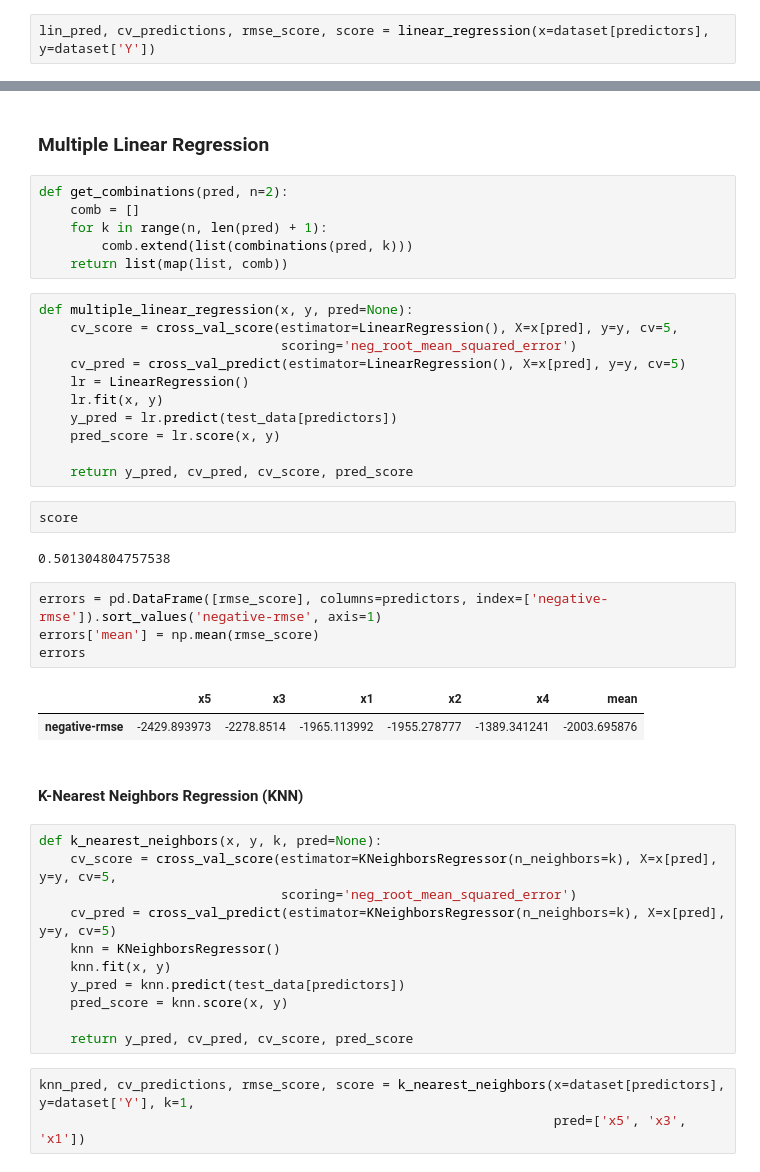
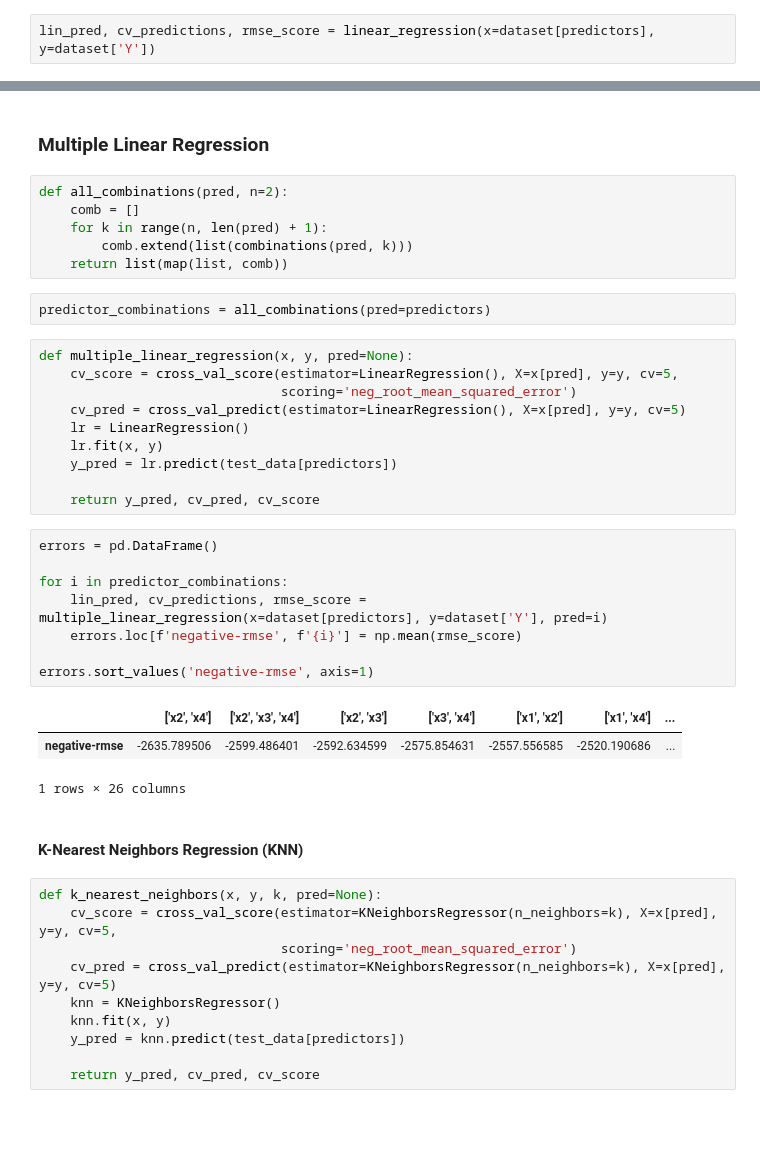
Before and after one commit to sahinozan/CE475-Project, a Jupyter notebook: project.ipynb, the cells around one changed output, grey strips where cells are left out. Cells and saved outputs as stored; diff of their text form; blank space fills up the shorter version.

Commit message:
multiple linear regression fixed

```diff
--- a/project.ipynb
+++ b/project.ipynb
@@ -114,2 +113,2 @@ def linear_regression(x, y):
 # %%
-lin_pred, cv_predictions, rmse_score, score = linear_regression(x=dataset[predictors], y=dataset['Y'])
+lin_pred, cv_predictions, rmse_score = linear_regression(x=dataset[predictors], y=dataset['Y'])
@@ -151,11 +146,13 @@ errors
 # %% [markdown]
 ### Multiple Linear Regression
 # %%
-def get_combinations(pred, n=2):
+def all_combinations(pred, n=2):
     comb = []
     for k in range(n, len(pred) + 1):
         comb.extend(list(combinations(pred, k)))
     return list(map(list, comb))
+# %%
+predictor_combinations = all_combinations(pred=predictors)
 # %%
 def multiple_linear_regression(x, y, pred=None):
     cv_score = cross_val_score(estimator=LinearRegression(), X=x[pred], y=y, cv=5,
@@ -164,20 +161,20 @@ def multiple_linear_regression(x, y, pred=None):
     lr = LinearRegression()
     lr.fit(x, y)
     y_pred = lr.predict(test_data[predictors])
-    pred_score = lr.score(x, y)
 
-    return y_pred, cv_pred, cv_score, pred_score
+    return y_pred, cv_pred, cv_score
-# %%
-score
-# %% [output]
-0.501304804757538
-# %%
-errors = pd.DataFrame([rmse_score], columns=predictors, index=['negative-rmse']).sort_values('negative-rmse', axis=1)
-errors['mean'] = np.mean(rmse_score)
-errors
-# %% [output]
-|  | x5 | x3 | x1 | x2 | x4 | mean |
-| negative-rmse | -2429.893973 | -2278.8514 | -1965.113992 | -1955.278777 | -1389.341241 | -2003.695876 |
+# %%
+errors = pd.DataFrame()
+
+for i in predictor_combinations:
+    lin_pred, cv_predictions, rmse_score = multiple_linear_regression(x=dataset[predictors], y=dataset['Y'], pred=i)
+    errors.loc[f'negative-rmse', f'{i}'] = np.mean(rmse_score)
+
+errors.sort_values('negative-rmse', axis=1)
+# %% [output]
+|  | ['x2', 'x4'] | ['x2', 'x3', 'x4'] | ['x2', 'x3'] | ['x3', 'x4'] | ['x1', 'x2'] | ['x1', 'x4'] | ... |
+| negative-rmse | -2635.789506 | -2599.486401 | -2592.634599 | -2575.854631 | -2557.556585 | -2520.190686 | ... |
+1 rows × 26 columns
 # %% [markdown]
 #### K-Nearest Neighbors Regression (KNN)
 # %%
@@ -188,10 +185,6 @@ def k_nearest_neighbors(x, y, k, pred=None):
     knn = KNeighborsRegressor()
     knn.fit(x, y)
     y_pred = knn.predict(test_data[predictors])
-    pred_score = knn.score(x, y)
 
-    return y_pred, cv_pred, cv_score, pred_score
+    return y_pred, cv_pred, cv_score
-# %%
-knn_pred, cv_predictions, rmse_score, score = k_nearest_neighbors(x=dataset[predictors], y=dataset['Y'], k=1,
-                                                                  pred=['x5', 'x3', 'x1'])
 # %%
```
Also changed, not shown: parts of 6 cells of this notebook.
